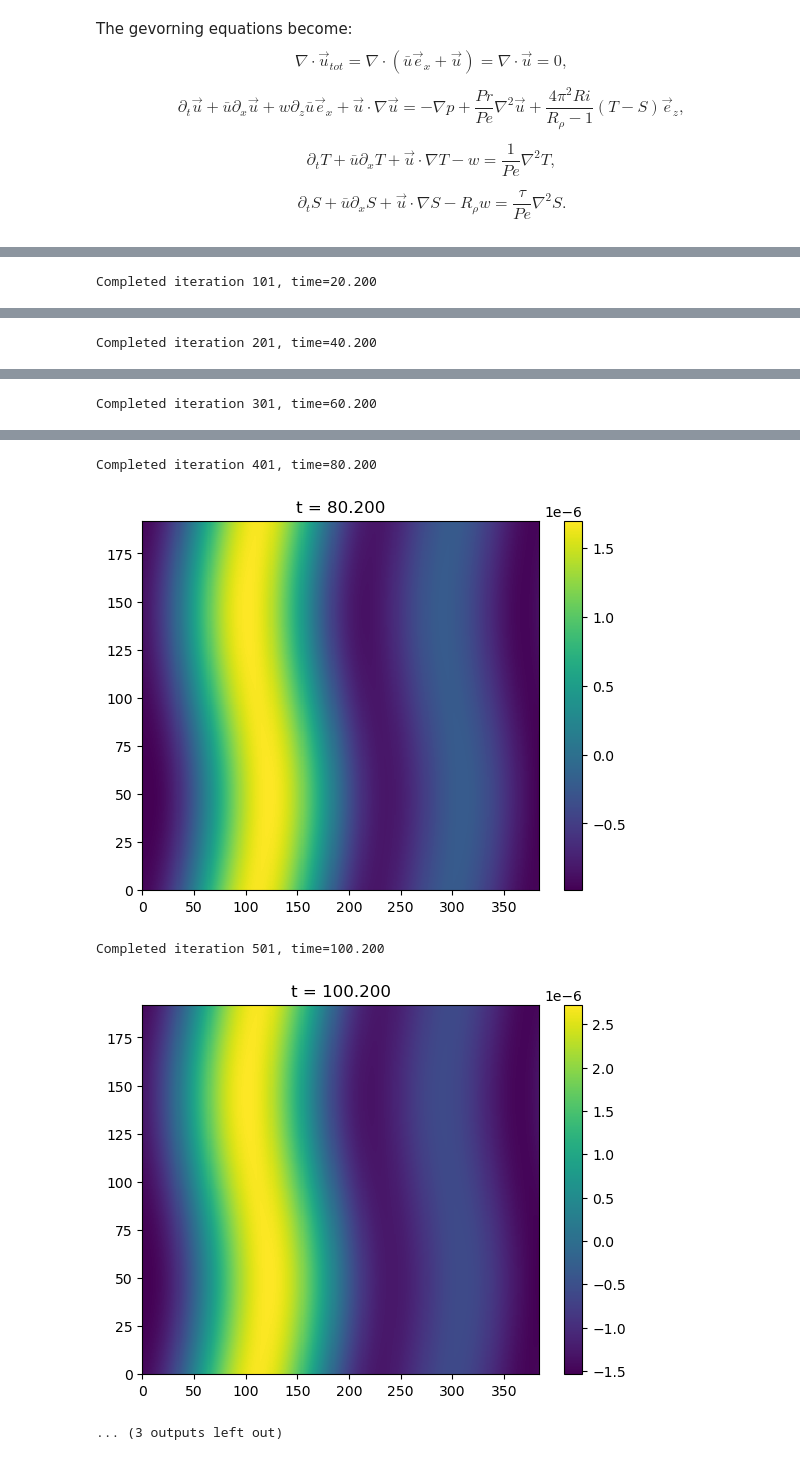
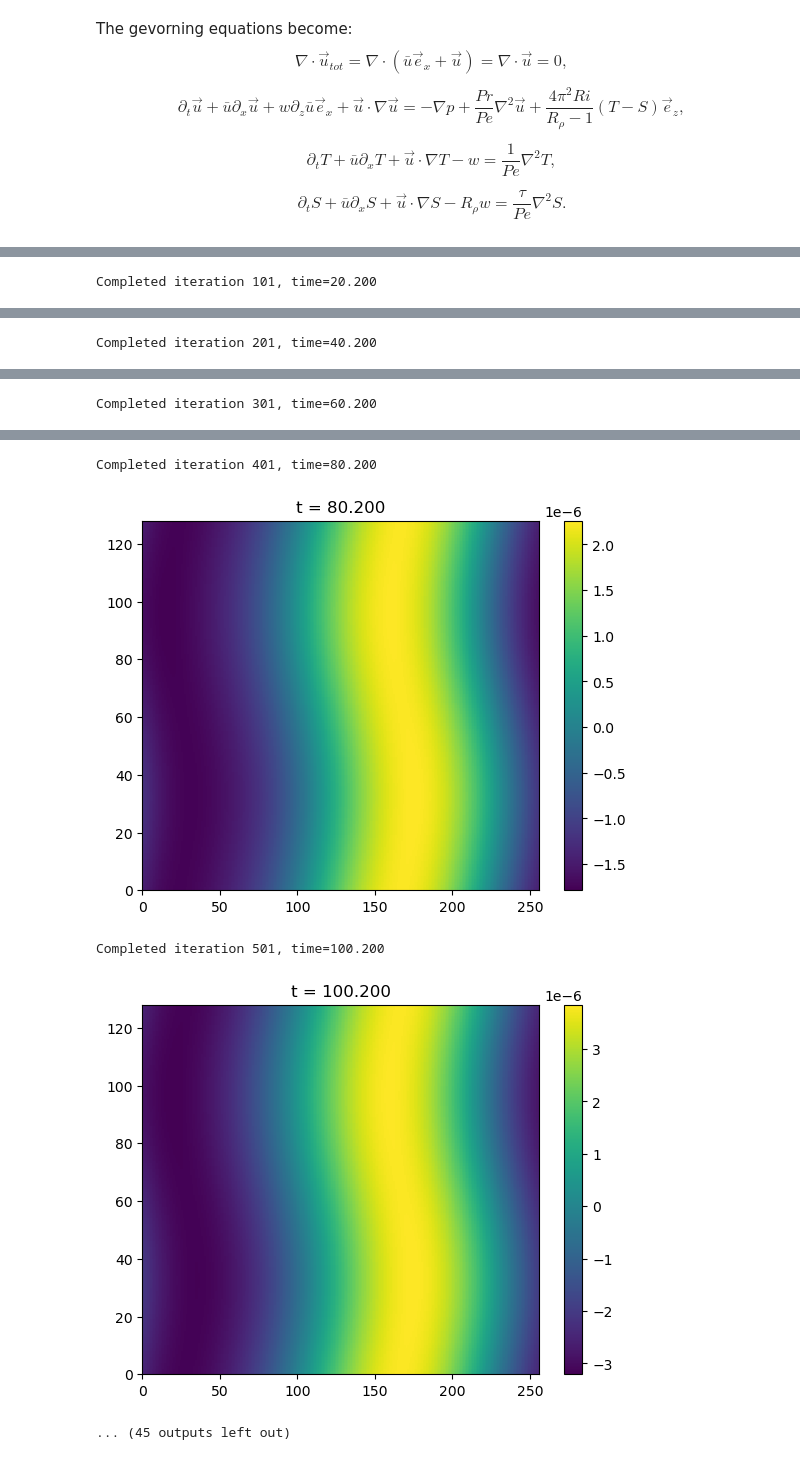
Before and after one commit to ducnguyen-uconn/Thermohaline-Shear_Instability, a Jupyter notebook: reproduce_refs/simulation/2dtest.ipynb, the cells around one changed output, grey strips where cells are left out. Saved outputs shown, nothing was run; the diff lists cells and outputs as text; code cells hidden in the pictures.

```diff
--- a/reproduce_refs/simulation/2dtest.ipynb
+++ b/reproduce_refs/simulation/2dtest.ipynb
@@ -59,15 +59,14 @@ dealias = 1           # scaling factor
 pi = np.pi
 
 # reproduce the results in figure 4
-Ri = 10. # Richardson number [= 1 for figure 3, =10 for figure 4]
-Rp = 2.   # density ratio
-Pe = 1e2 # Peclet number
+# Rp, Ri, Pe, tau = 2., 1., 1e4, 0.01 # figure 3
+Rp, Ri, Pe, tau = 2., 10., 1e2, 0.01 # figure 4
+
 Pr = 10.  # Prandtl number
-tau = 0.01 # diffusivity ratio
 
 Lx, Lz = 64., 1.
-# Nx, Nz = 512, 256
-Nx, Nz = 384, 192
+Nx, Nz = 256, 128
+# Nx, Nz = 384, 192
 # Nx, Nz = 768, 384
 
 # Bases
@@ -119,7 +118,7 @@ problem.add_equation("dt(u) + baru*dx(u) + w*dz(baru)*ex + grad(p) - (Pr/Pe)*lap
 problem.add_equation("dt(te) + baru*dx(te) - (1./Pe)*lap_te - w = - u@grad(te)")
 problem.add_equation("dt(sa) + baru*dx(sa) - (tau/Pe)*lap_sa - Rp*w = - u@grad(sa)")
 
-stop_sim_time = 600 # Stopping criteria
+stop_sim_time = 60000 # Stopping criteria
 # timestepper = d3.RK443 # 3rd-order 4-stage DIRK+ERK scheme [Ascher 1997 sec 2.8] https://doi-org.ezproxy.lib.uconn.edu/10.1016/S0168-9274(97)00056-1
 timestepper = d3.RK222
 
@@ -129,17 +128,15 @@ solver.stop_sim_time = stop_sim_time
 
 # define initial condition
 p.fill_random('g', seed=42, distribution='normal', scale=1e-5) # Random noise
-# p['g'] -= -4*pi*pi*Pr/Pe*np.sin(2*pi*z)
 u.fill_random('g', seed=42, distribution='normal', scale=1e-5) # Random noise
-# u['g'][0] -= np.sin(2*pi*z)
 te.fill_random('g', seed=42, distribution='normal', scale=1e-5) # Random noise
-# te['g'] -= np.sin(1*pi*x+pi/2)
 sa.fill_random('g', seed=42, distribution='normal', scale=1e-5) # Random noise
-# sa['g'] -= np.sin(1*pi*x+pi/2)
 
 max_timestep = 0.2
 # CFL
-CFL = d3.CFL(solver, initial_dt=max_timestep, cadence=1, max_dt=max_timestep)
+CFL = d3.CFL(solver, initial_dt=max_timestep, cadence=10, safety=0.5, threshold=0.05,
+             max_change=1.5, min_change=0.5, max_dt=max_timestep)
+# CFL = d3.CFL(solver, initial_dt=max_timestep, cadence=10, max_dt=max_timestep)
 CFL.add_velocity(u)
 
 # Main loop
@@ -181,5 +179,5 @@ Completed iteration 301, time=60.200
 Completed iteration 401, time=80.200
-[figure, old version]
+[figure, new version]
 Completed iteration 501, time=100.200
-[figure, old version]
+[figure, new version]
-... (3 outputs left out)
+... (45 outputs left out)
```
Also changed, not shown: parts of 1 cell of this notebook, 2 other files.
